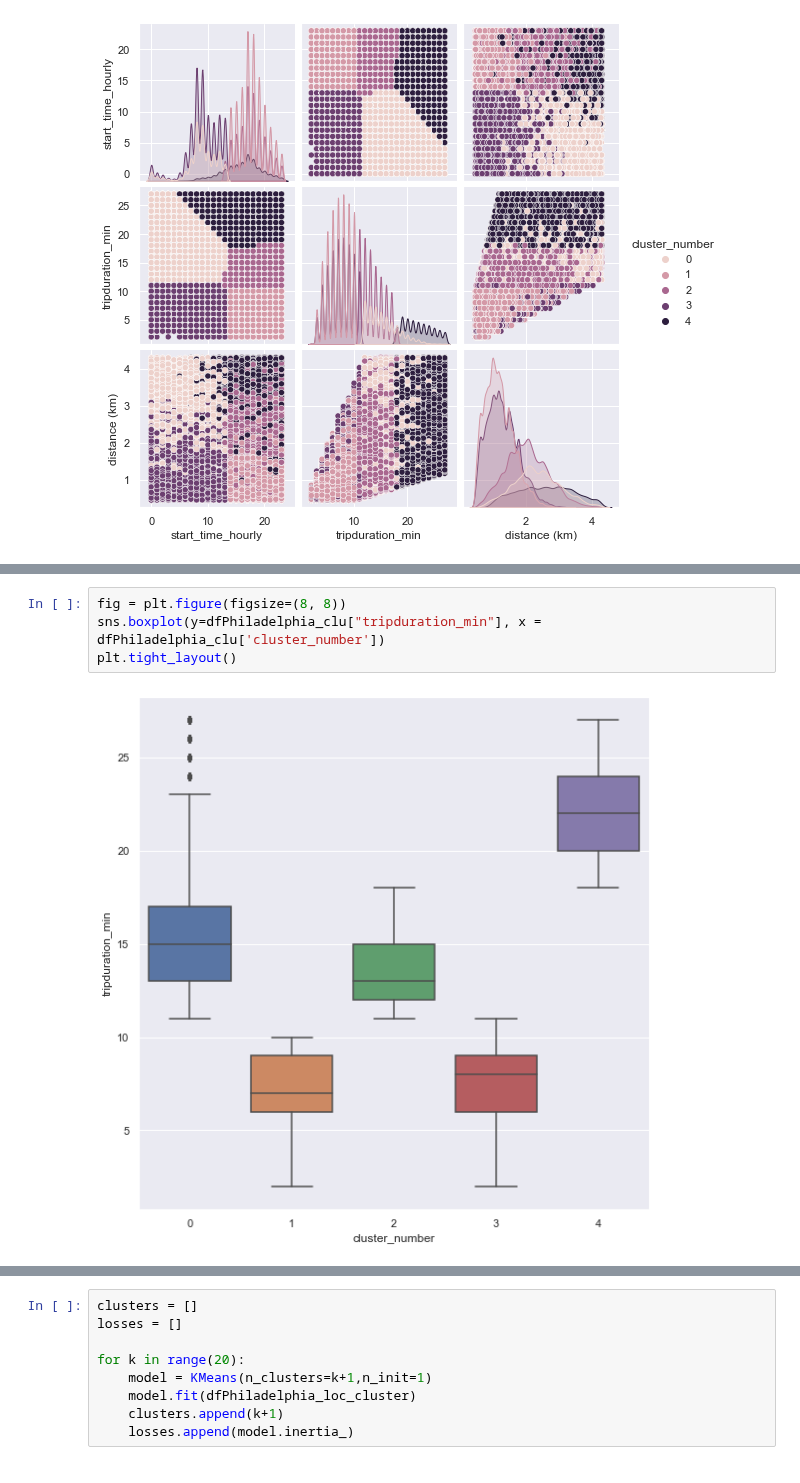
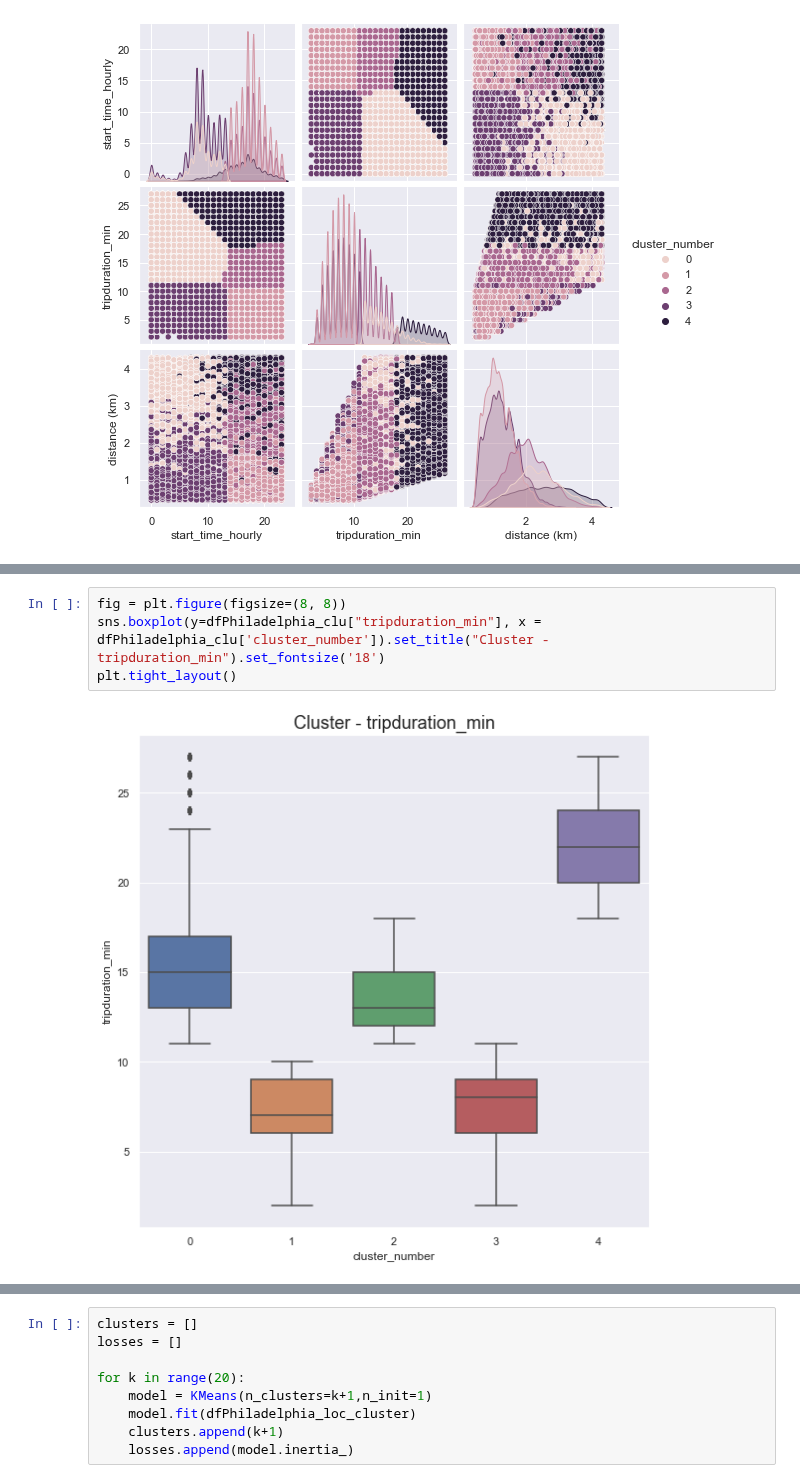
Before and after one commit to Hannah2800/AA_2022_PythonPandas, a Jupyter notebook: Task 3 - Cluster Analysis.ipynb, the cells around one changed output, grey strips where cells are left out. Cells and saved outputs as stored; diff of their text form.

```diff
--- a/Task 3 - Cluster Analysis.ipynb
+++ b/Task 3 - Cluster Analysis.ipynb
@@ -147,8 +200,8 @@ plt.tight_layout()
 # %%
 fig = plt.figure(figsize=(8, 8))
-sns.boxplot(y=dfPhiladelphia_clu["tripduration_min"], x = dfPhiladelphia_clu['cluster_number'])
+sns.boxplot(y=dfPhiladelphia_clu["tripduration_min"], x = dfPhiladelphia_clu['cluster_number']).set_title("Cluster - tripduration_min").set_fontsize('18')
 plt.tight_layout()
 # %% [output]
-[figure, old version]
+[figure, new version]
 # %%
 fig = plt.figure(figsize=(8, 8))
```
Also changed, not shown: parts of 37 cells of this notebook, 1 other file.
